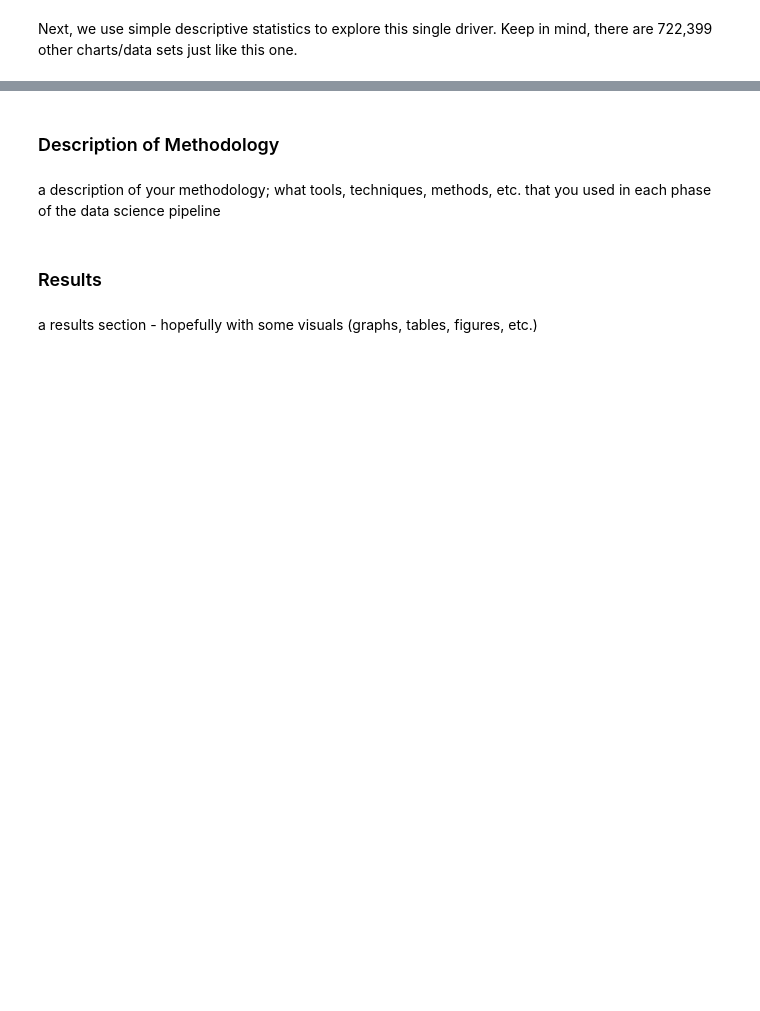
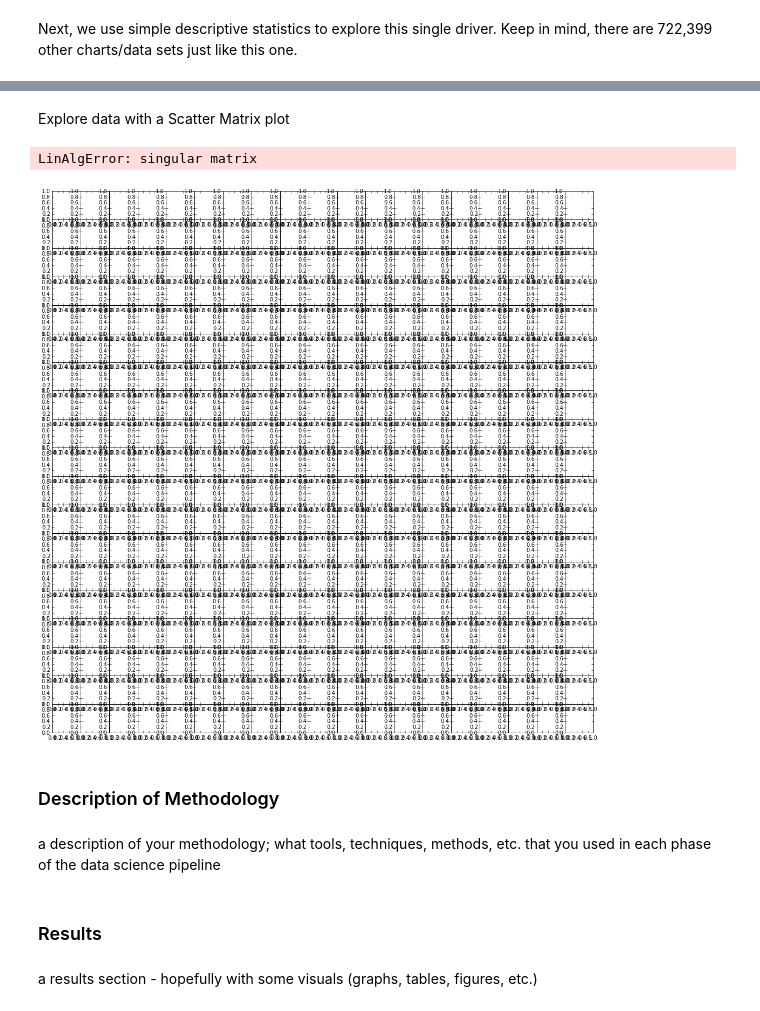
Before and after one commit to georgetown-analytics/skidmarks, a Jupyter notebook: bin/notebook/Riding Dirty-Using Telematic Data to Identify Increased Liability Drivers.ipynb, the cells around one changed output, grey strips where cells are left out. Saved outputs shown, nothing was run; the diff lists cells and outputs as text; code cells hidden in the pictures; blank space fills up the shorter version.

Commit message:
Finally working, but need to add scatter matrix

```diff
--- a/bin/notebook/Riding Dirty-Using Telematic Data to Identify Increased Liability Drivers.ipynb
+++ b/bin/notebook/Riding Dirty-Using Telematic Data to Identify Increased Liability Drivers.ipynb
@@ -130,0 +119,4 @@ df.describe()
+# %%
+print os.path.normpath(os.path.join(os.path.dirname(path),'lin.csv'))
+df2 = pd.read_csv(os.path.normpath(os.path.join(os.path.dirname(path),'lin.csv')))
+df2.describe()
@@ -131,3 +134,14 @@ df.describe()
+# %% [markdown]
+Explore data with a Scatter Matrix plot
+# %%
+import matplotlib.pyplot as plt
+from pandas.tools.plotting import scatter_matrix
+
+scatter_matrix(df2,alpha=0.2, figsize=(18,18),diagonal='kde')
+plt.show()
+# %% [output]
+LinAlgError: singular matrix
+[figure, added]
 # %% [markdown]
 ### Description of Methodology
 # %% [markdown]
```
Also changed, not shown: parts of 5 cells of this notebook.
